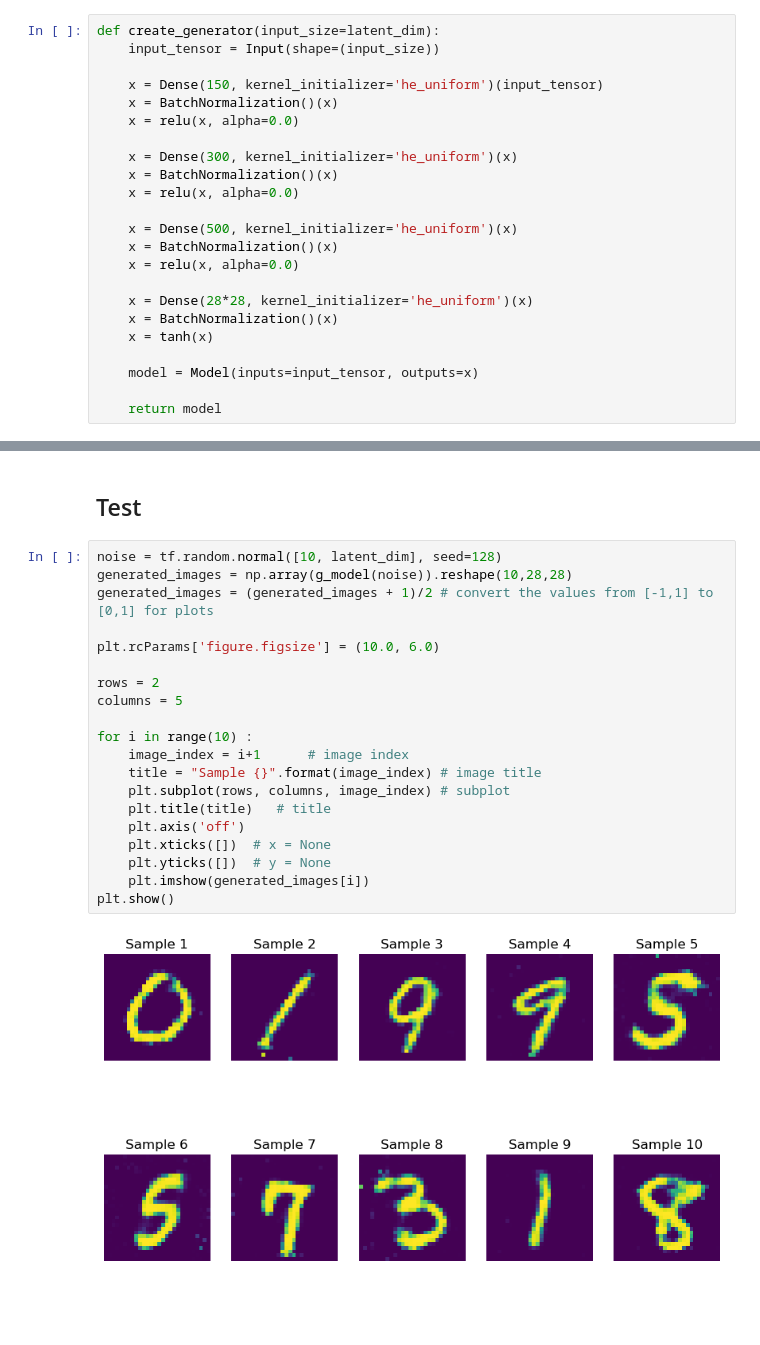
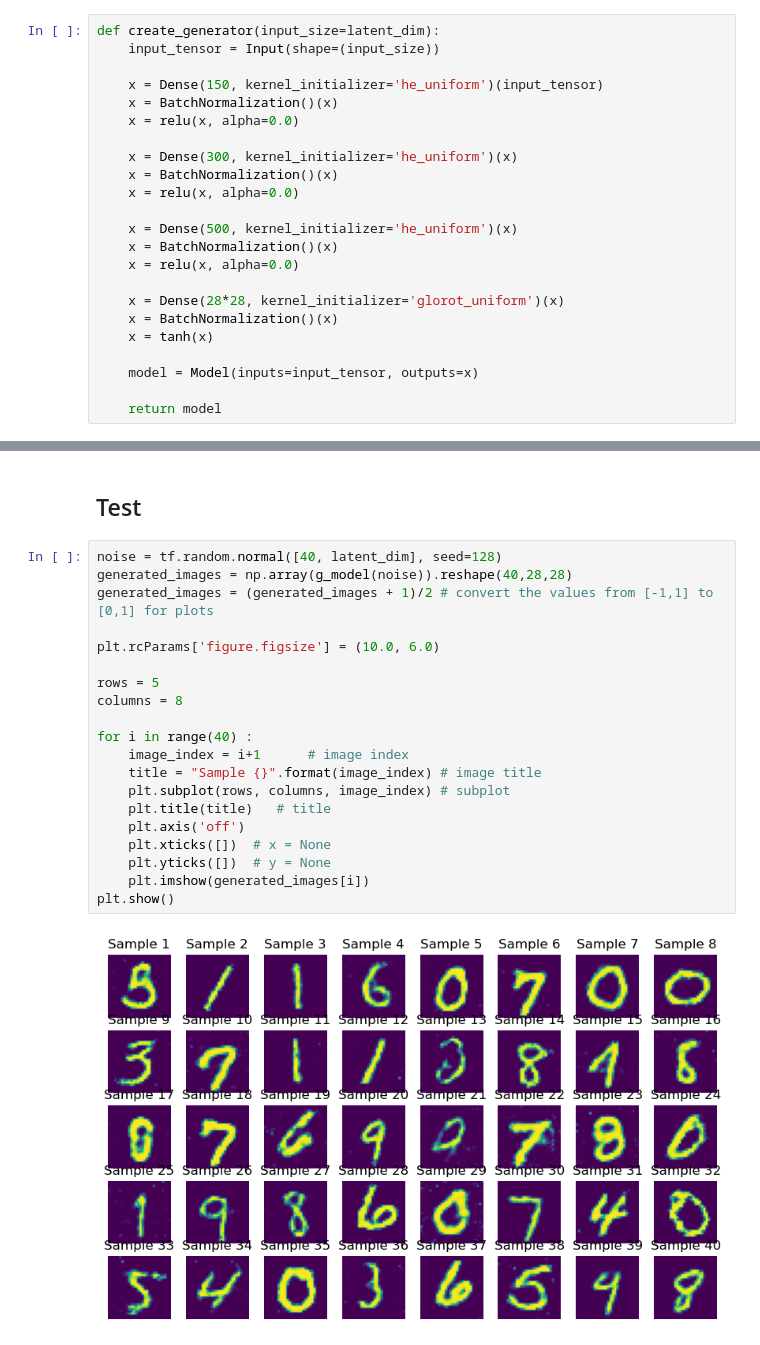
Before and after one commit to smfelixchoi/MATH-DL-study-2, a Jupyter notebook: 8.GAN/GAN_TensorFlow.ipynb, the cells around one changed output, grey strips where cells are left out. Drawn from its saved outputs; the diff is of its cells as text; blank space fills up the shorter version.

```diff
--- a/8.GAN/GAN_TensorFlow.ipynb
+++ b/8.GAN/GAN_TensorFlow.ipynb
@@ -76,7 +76,7 @@ def create_generator(input_size=latent_dim):
     x = BatchNormalization()(x)
     x = relu(x, alpha=0.0)
 
-    x = Dense(28*28, kernel_initializer='he_uniform')(x)
+    x = Dense(28*28, kernel_initializer='glorot_uniform')(x)
     x = BatchNormalization()(x)
     x = tanh(x)
 
@@ -323,24 +313,24 @@ d_model.load_weights('saved_models/discriminator')
 # %% [markdown]
 ## Test
 # %%
-noise = tf.random.normal([10, latent_dim], seed=128)
-generated_images = np.array(g_model(noise)).reshape(10,28,28)
+noise = tf.random.normal([40, latent_dim], seed=128)
+generated_images = np.array(g_model(noise)).reshape(40,28,28)
 generated_images = (generated_images + 1)/2 # convert the values from [-1,1] to [0,1] for plots
 
 plt.rcParams['figure.figsize'] = (10.0, 6.0)
 
-rows = 2
-columns = 5
+rows = 5
+columns = 8
 
-for i in range(10) :
+for i in range(40) :
     image_index = i+1      # image index
     title = "Sample {}".format(image_index) # image title
     plt.subplot(rows, columns, image_index) # subplot
     plt.title(title)   # title
     plt.axis('off')
     plt.xticks([])  # x = None
     plt.yticks([])  # y = None
     plt.imshow(generated_images[i])
 plt.show()
 # %% [output]
-[figure, old version]
+[figure, new version]
```
Also changed, not shown: parts of 5 cells of this notebook, 1 other file.
